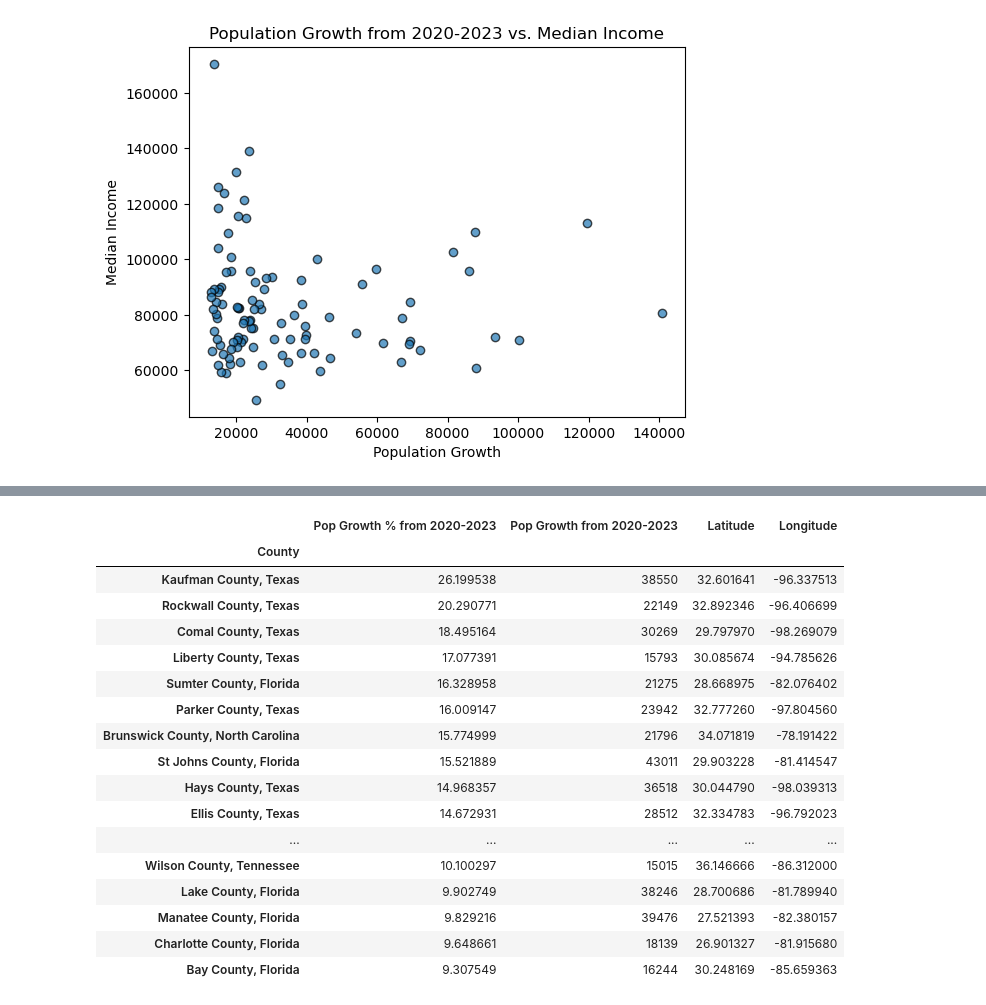
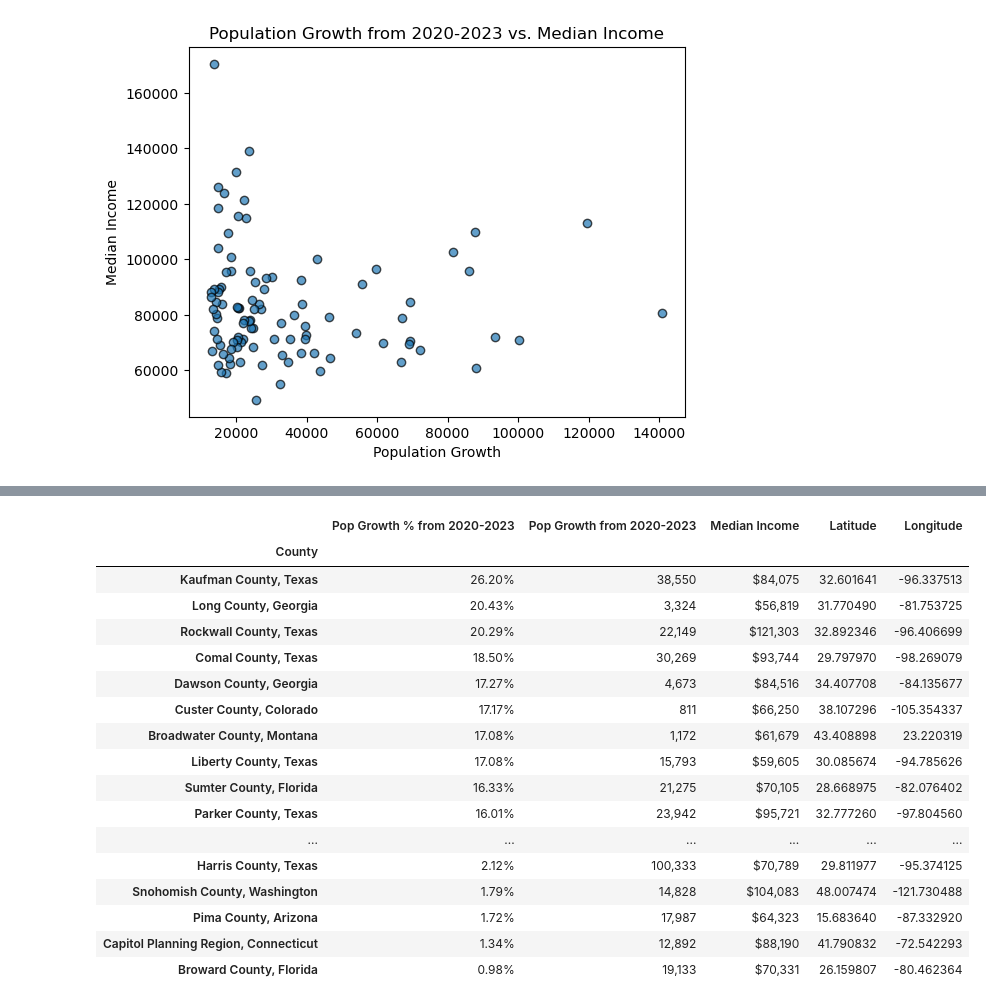
Before and after one commit to smsimba225/Project_1, a Jupyter notebook: Project1_Owen.ipynb, the cells around one changed output, grey strips where cells are left out. Cells and saved outputs as stored; diff of their text form; code cells hidden in the pictures.

```diff
--- a/Project1_Owen.ipynb
+++ b/Project1_Owen.ipynb
@@ -400,24 +289,37 @@ pop_merged=pop_merged.rename(columns={"Latitude_x": "Latitude", "Longitude_x": "
-# %%
-pop_merged
-# %% [output]
-|  | Pop Growth % from 2020-2023 | Pop Growth from 2020-2023 | Latitude | Longitude |
-| County |  |  |  |  |
-| Kaufman County, Texas | 26.199538 | 38550 | 32.601641 | -96.337513 |
-| Rockwall County, Texas | 20.290771 | 22149 | 32.892346 | -96.406699 |
-| Comal County, Texas | 18.495164 | 30269 | 29.797970 | -98.269079 |
-| Liberty County, Texas | 17.077391 | 15793 | 30.085674 | -94.785626 |
-| Sumter County, Florida | 16.328958 | 21275 | 28.668975 | -82.076402 |
-| Parker County, Texas | 16.009147 | 23942 | 32.777260 | -97.804560 |
-| Brunswick County, North Carolina | 15.774999 | 21796 | 34.071819 | -78.191422 |
-| St Johns County, Florida | 15.521889 | 43011 | 29.903228 | -81.414547 |
-| Hays County, Texas | 14.968357 | 36518 | 30.044790 | -98.039313 |
-| Ellis County, Texas | 14.672931 | 28512 | 32.334783 | -96.792023 |
-| ... | ... | ... | ... | ... |
-| Wilson County, Tennessee | 10.100297 | 15015 | 36.146666 | -86.312000 |
-| Lake County, Florida | 9.902749 | 38246 | 28.700686 | -81.789940 |
-| Manatee County, Florida | 9.829216 | 39476 | 27.521393 | -82.380157 |
-| Charlotte County, Florida | 9.648661 | 18139 | 26.901327 | -81.915680 |
-| Bay County, Florida | 9.307549 | 16244 | 30.248169 | -85.659363 |
+# %%
+pop_merged = pop_100median.merge(top100percent_median, on=['County','Pop Growth from 2020-2023','Pop Growth % from 2020-2023',
+                                                           'Median Income', 'Latitude', 'Longitude'], how='outer')
+pop_merged = pop_merged.drop_duplicates(subset=['County'])
+
+pop_merged=pop_merged[['County','Pop Growth % from 2020-2023', 'Pop Growth from 2020-2023', 'Median Income', 'Latitude', 'Longitude']]
+pop_merged_display = pop_merged.copy().set_index('County')
+pop_merged_display = pop_merged_display.sort_values('Pop Growth % from 2020-2023', ascending=False)
+pop_merged_display=pop_merged_display.style.background_gradient(subset=['Pop Growth from 2020-2023'],
+                                             cmap=cm2).background_gradient(subset=['Pop Growth % from 2020-2023'],
+                                             cmap=cm1).background_gradient(subset=['Median Income'],
+                                             cmap=cm).format({'Pop Growth % from 2020-2023':"{:,.2f}%",
+                                                               'Pop Growth from 2020-2023':"{:,.0f}",
+                                                             'Median Income':"${:,.0f}"})
+pop_merged_display
+# %% [output]
+|  | Pop Growth % from 2020-2023 | Pop Growth from 2020-2023 | Median Income | Latitude | Longitude |
+| County |  |  |  |  |  |
+| Kaufman County, Texas | 26.20% | 38,550 | $84,075 | 32.601641 | -96.337513 |
+| Long County, Georgia | 20.43% | 3,324 | $56,819 | 31.770490 | -81.753725 |
+| Rockwall County, Texas | 20.29% | 22,149 | $121,303 | 32.892346 | -96.406699 |
+| Comal County, Texas | 18.50% | 30,269 | $93,744 | 29.797970 | -98.269079 |
+| Dawson County, Georgia | 17.27% | 4,673 | $84,516 | 34.407708 | -84.135677 |
+| Custer County, Colorado | 17.17% | 811 | $66,250 | 38.107296 | -105.354337 |
+| Broadwater County, Montana | 17.08% | 1,172 | $61,679 | 43.408898 | 23.220319 |
+| Liberty County, Texas | 17.08% | 15,793 | $59,605 | 30.085674 | -94.785626 |
+| Sumter County, Florida | 16.33% | 21,275 | $70,105 | 28.668975 | -82.076402 |
+| Parker County, Texas | 16.01% | 23,942 | $95,721 | 32.777260 | -97.804560 |
+| ... | ... | ... | ... | ... | ... |
+| Harris County, Texas | 2.12% | 100,333 | $70,789 | 29.811977 | -95.374125 |
+| Snohomish County, Washington | 1.79% | 14,828 | $104,083 | 48.007474 | -121.730488 |
+| Pima County, Arizona | 1.72% | 17,987 | $64,323 | 15.683640 | -87.332920 |
+| Capitol Planning Region, Connecticut | 1.34% | 12,892 | $88,190 | 41.790832 | -72.542293 |
+| Broward County, Florida | 0.98% | 19,133 | $70,331 | 26.159807 | -80.462364 |
 # %%
 #Plot of top counties in Population Growth
 
```
Also changed, not shown: parts of 30 cells of this notebook, 3 other files.
